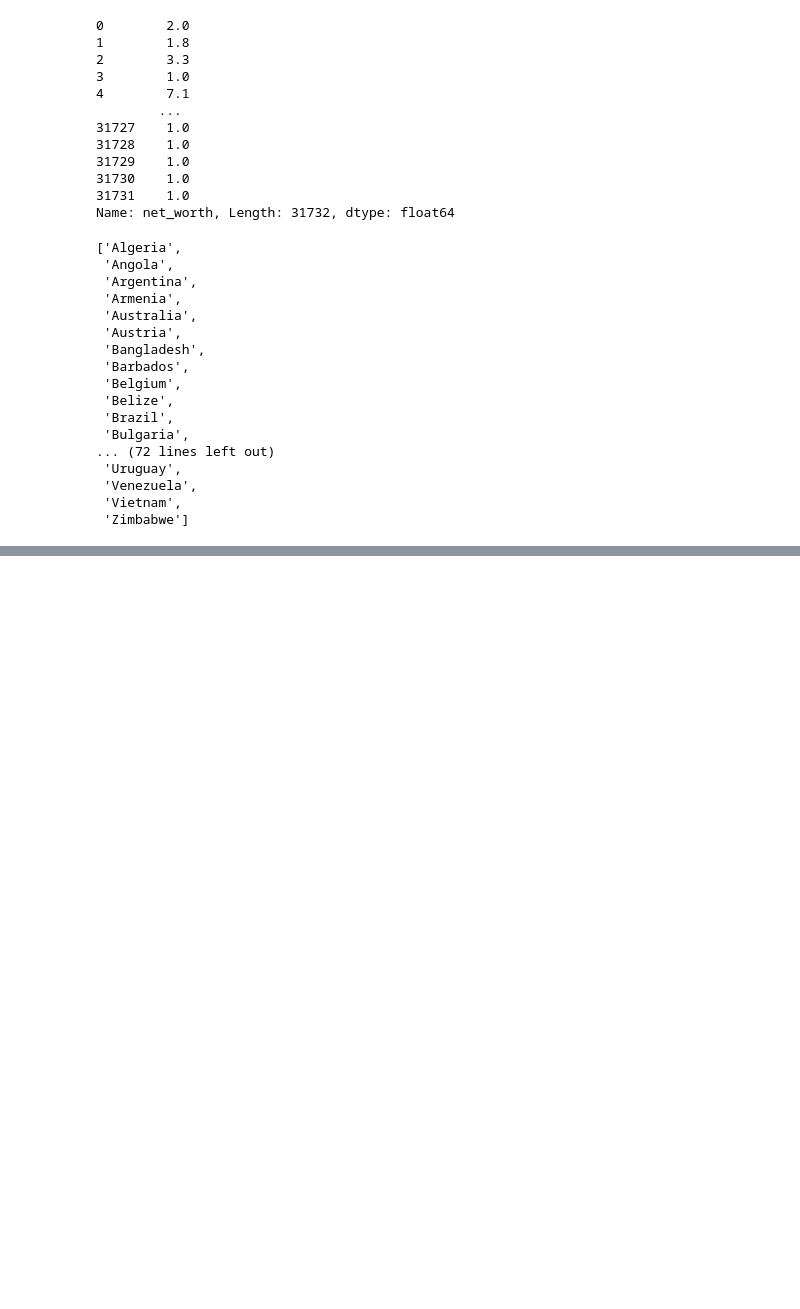
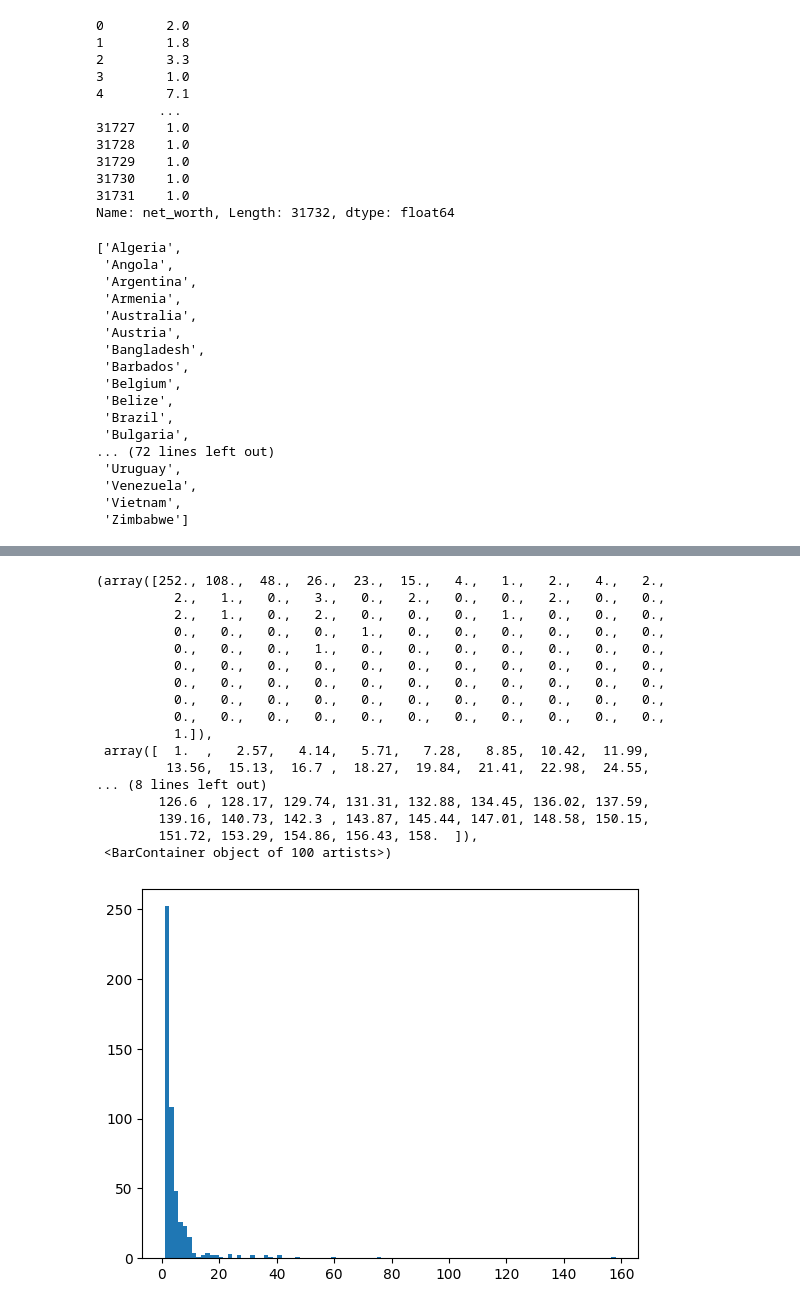
Before and after one commit to plhocker/top_wealth_thesis, a Jupyter notebook: Notebooks/test.ipynb, the cells around one changed output, grey strips where cells are left out. Saved outputs shown, nothing was run; the diff lists cells and outputs as text; code cells hidden in the pictures; blank space fills up the shorter version.

```diff
--- a/Notebooks/test.ipynb
+++ b/Notebooks/test.ipynb
@@ -95,0 +147,22 @@ df
+# %%
+# Plot a histogram of log net worth
+plt.hist(df['net_worth'], bins=100)
+# %% [output]
+(array([252., 108.,  48.,  26.,  23.,  15.,   4.,   1.,   2.,   4.,   2.,
+          2.,   1.,   0.,   3.,   0.,   2.,   0.,   0.,   2.,   0.,   0.,
+          2.,   1.,   0.,   2.,   0.,   0.,   0.,   1.,   0.,   0.,   0.,
+          0.,   0.,   0.,   0.,   1.,   0.,   0.,   0.,   0.,   0.,   0.,
+          0.,   0.,   0.,   1.,   0.,   0.,   0.,   0.,   0.,   0.,   0.,
+          0.,   0.,   0.,   0.,   0.,   0.,   0.,   0.,   0.,   0.,   0.,
+          0.,   0.,   0.,   0.,   0.,   0.,   0.,   0.,   0.,   0.,   0.,
+          0.,   0.,   0.,   0.,   0.,   0.,   0.,   0.,   0.,   0.,   0.,
+          0.,   0.,   0.,   0.,   0.,   0.,   0.,   0.,   0.,   0.,   0.,
+          1.]),
+ array([  1.  ,   2.57,   4.14,   5.71,   7.28,   8.85,  10.42,  11.99,
+         13.56,  15.13,  16.7 ,  18.27,  19.84,  21.41,  22.98,  24.55,
+... (8 lines left out)
+        126.6 , 128.17, 129.74, 131.31, 132.88, 134.45, 136.02, 137.59,
+        139.16, 140.73, 142.3 , 143.87, 145.44, 147.01, 148.58, 150.15,
+        151.72, 153.29, 154.86, 156.43, 158.  ]),
+ <BarContainer object of 100 artists>)
+[figure, added]
```
Also changed, not shown: parts of 22 cells of this notebook, 3 other files.
